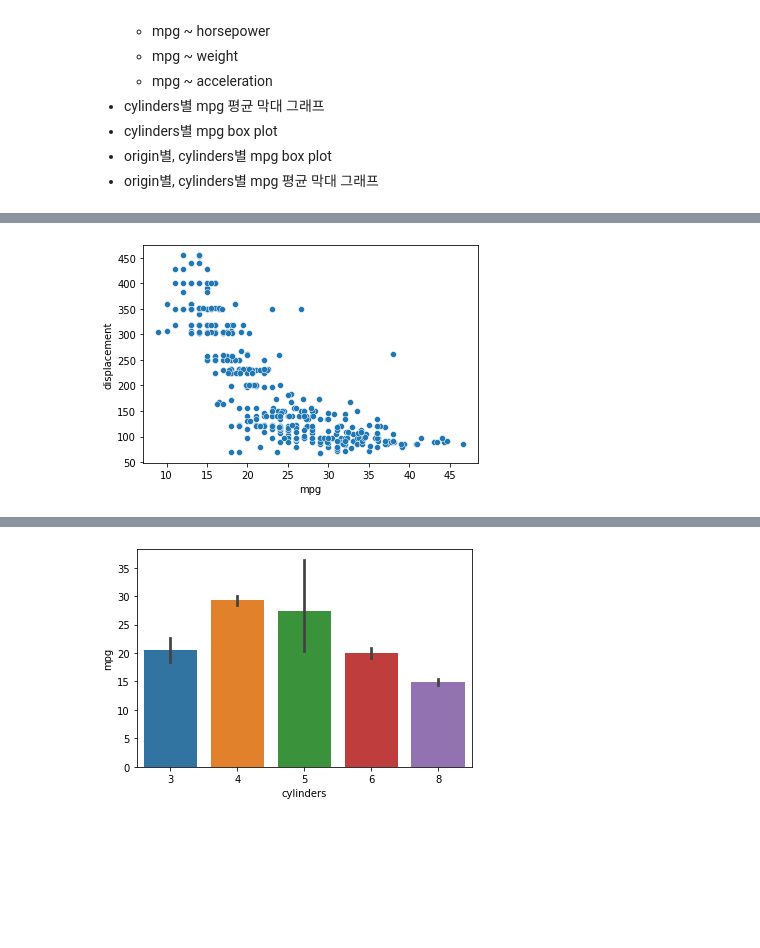
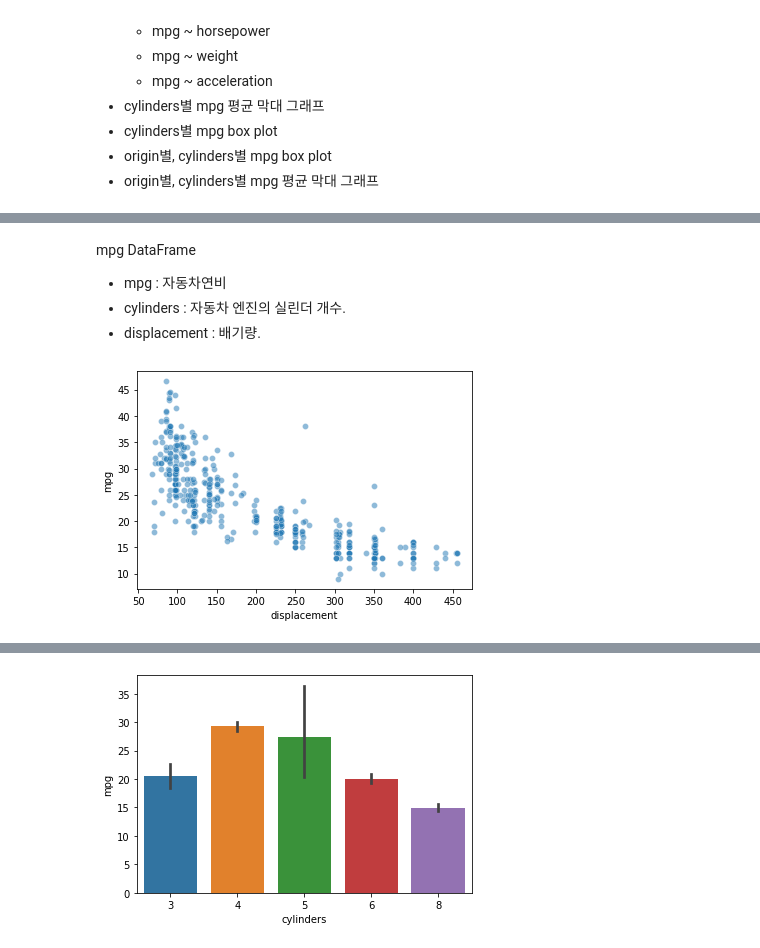
Before and after one commit to ByeonJuHwan/PythonStudy, a Jupyter notebook: py23_mpg.ipynb, the cells around one changed output, grey strips where cells are left out. Saved outputs shown, nothing was run; the diff lists cells and outputs as text; code cells hidden in the pictures; blank space fills up the shorter version.

```diff
--- a/py23_mpg.ipynb
+++ b/py23_mpg.ipynb
@@ -29,8 +29,14 @@ mpg.head()
 | 2 | 18.0 | 8 | 318.0 | 150.0 | 3436 | 11.0 | 70 | usa | plymouth satellite |
 | 3 | 16.0 | 8 | 304.0 | 150.0 | 3433 | 12.0 | 70 | usa | amc rebel sst |
 | 4 | 17.0 | 8 | 302.0 | 140.0 | 3449 | 10.5 | 70 | usa | ford torino |
+# %% [markdown]
+mpg DataFrame
+
+* mpg : 자동차연비
+* cylinders : 자동차 엔진의 실린더 개수.
+* displacement : 배기량.
 # %%
-sns.scatterplot(data=mpg, x="mpg", y="displacement")
+sns.scatterplot(data=mpg, x="displacement", y="mpg",alpha=0.5)
 plt.show()
 # %% [output]
-[figure, old version]
+[figure, new version]
```
Also changed, not shown: parts of 4 cells of this notebook.
